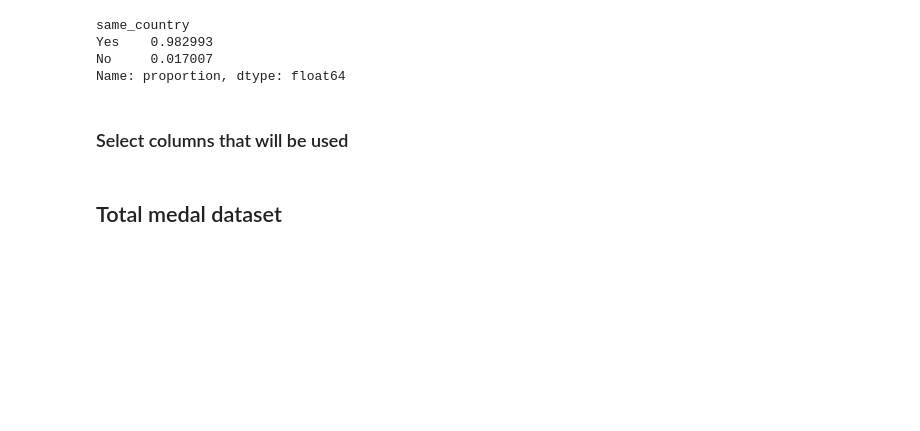
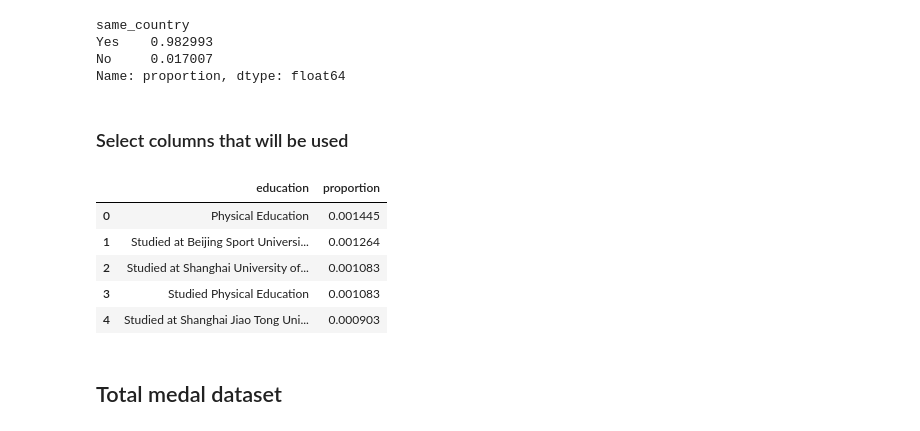
Before and after one commit to julam9/Paris-Olympiad-2024-Viz-using-Streamlit, a Jupyter notebook: data-cleaning.ipynb, the cells around one changed output. Saved outputs shown, nothing was run; the diff lists cells and outputs as text; code cells hidden in the pictures; blank space fills up the shorter version.

```diff
--- a/data-cleaning.ipynb
+++ b/data-cleaning.ipynb
@@ -311,6 +311,15 @@ athlete_data = athletes_df[cols_athlete]
 # %%
 # save into clean data folder
 athlete_data.to_csv('data_clean/athlete_data.csv', index=False)
+# %%
+athlete_data.education.value_counts(normalize=True)[:5].to_frame().reset_index()
+# %% [output]
+|  | education | proportion |
+| 0 | Physical Education | 0.001445 |
+| 1 | Studied at Beijing Sport Universi... | 0.001264 |
+| 2 | Studied at Shanghai University of... | 0.001083 |
+| 3 | Studied Physical Education | 0.001083 |
+| 4 | Studied at Shanghai Jiao Tong Uni... | 0.000903 |
 # %% [markdown]
 ## Total medal dataset
 # %%
```
Also changed, not shown: 2 other files.
